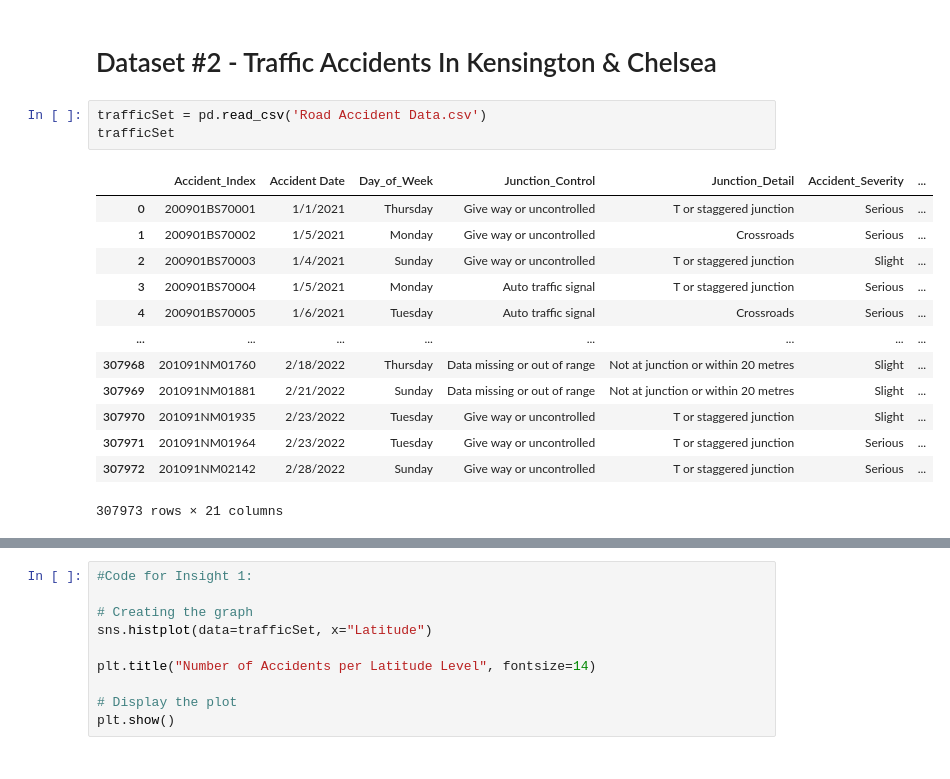
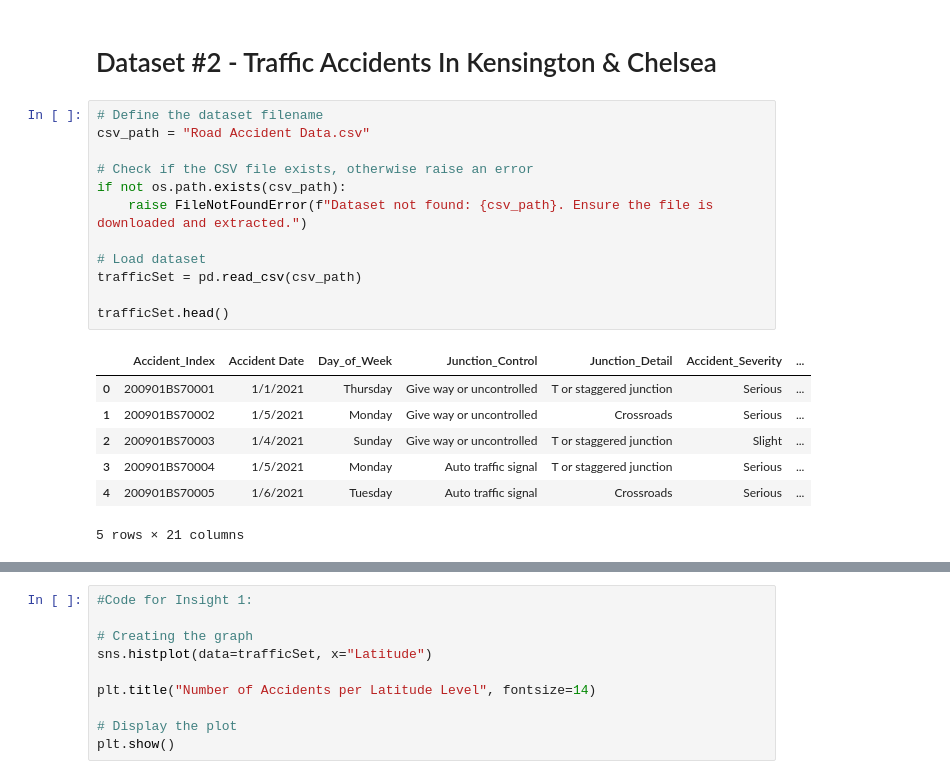
Before and after one commit to jutinwang/A1---CSI4142---GR48, a Jupyter notebook: G48-A1.ipynb, the cells around one changed output, grey strips where cells are left out. Drawn from its saved outputs; the diff is of its cells as text.

```diff
--- a/G48-A1.ipynb
+++ b/G48-A1.ipynb
@@ -419,22 +432,25 @@ plt.show()
 # %% [markdown]
 # Dataset #2 - Traffic Accidents In Kensington & Chelsea
 # %%
-trafficSet = pd.read_csv('Road Accident Data.csv')
-trafficSet
+# Define the dataset filename
+csv_path = "Road Accident Data.csv"
+
+# Check if the CSV file exists, otherwise raise an error
+if not os.path.exists(csv_path):
+    raise FileNotFoundError(f"Dataset not found: {csv_path}. Ensure the file is downloaded and extracted.")
+
+# Load dataset
+trafficSet = pd.read_csv(csv_path)
+
+trafficSet.head()
 # %% [output]
 |  | Accident_Index | Accident Date | Day_of_Week | Junction_Control | Junction_Detail | Accident_Severity | ... |
 | 0 | 200901BS70001 | 1/1/2021 | Thursday | Give way or uncontrolled | T or staggered junction | Serious | ... |
 | 1 | 200901BS70002 | 1/5/2021 | Monday | Give way or uncontrolled | Crossroads | Serious | ... |
 | 2 | 200901BS70003 | 1/4/2021 | Sunday | Give way or uncontrolled | T or staggered junction | Slight | ... |
 | 3 | 200901BS70004 | 1/5/2021 | Monday | Auto traffic signal | T or staggered junction | Serious | ... |
 | 4 | 200901BS70005 | 1/6/2021 | Tuesday | Auto traffic signal | Crossroads | Serious | ... |
-| ... | ... | ... | ... | ... | ... | ... | ... |
-| 307968 | 201091NM01760 | 2/18/2022 | Thursday | Data missing or out of range | Not at junction or within 20 metres | Slight | ... |
-| 307969 | 201091NM01881 | 2/21/2022 | Sunday | Data missing or out of range | Not at junction or within 20 metres | Slight | ... |
-| 307970 | 201091NM01935 | 2/23/2022 | Tuesday | Give way or uncontrolled | T or staggered junction | Slight | ... |
-| 307971 | 201091NM01964 | 2/23/2022 | Tuesday | Give way or uncontrolled | T or staggered junction | Serious | ... |
-| 307972 | 201091NM02142 | 2/28/2022 | Sunday | Give way or uncontrolled | T or staggered junction | Serious | ... |
-307973 rows × 21 columns
+5 rows × 21 columns
 # %% [markdown]
 ## Dataset Description
 - Name: Car Accident Dataset
```
Also changed, not shown: parts of 8 cells of this notebook.
